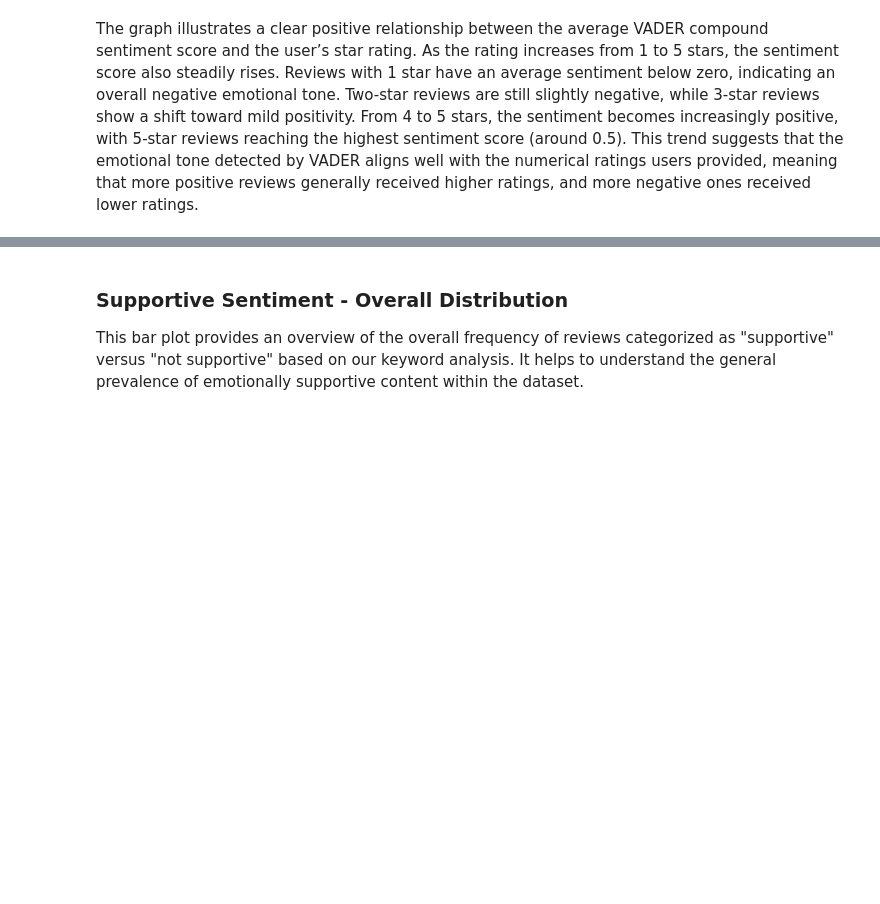
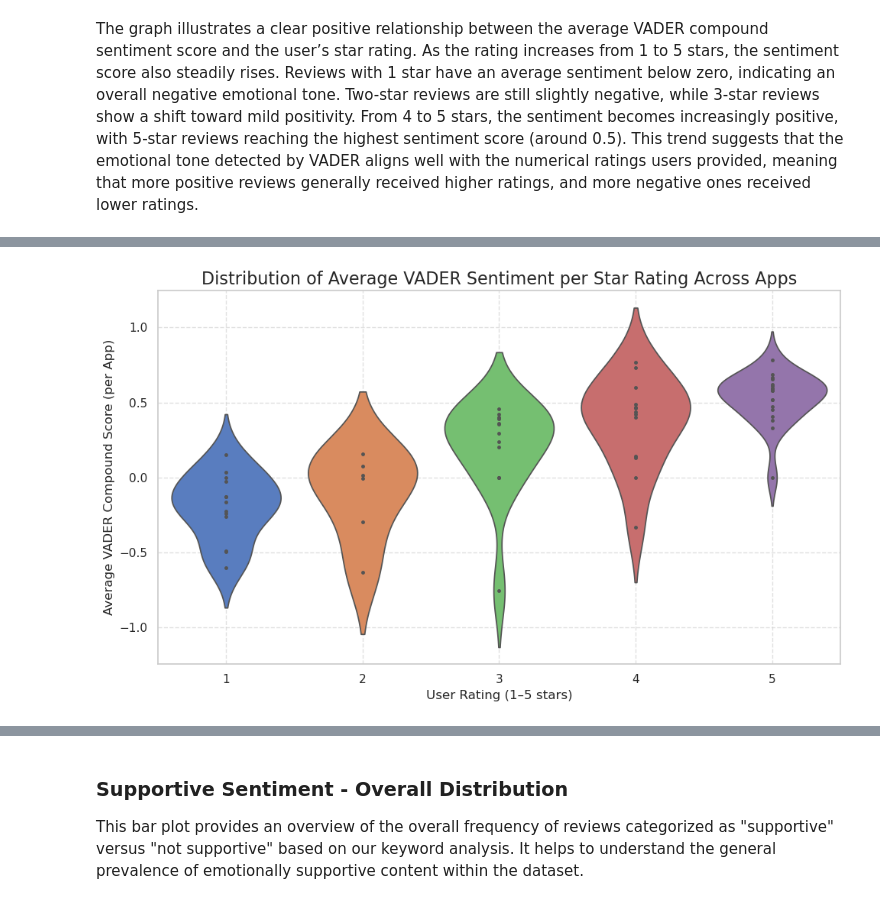
Before and after one commit to avalonandresen/cogs108, a Jupyter notebook: FinalProject_Group018_SP25.ipynb, the cells around one changed output, grey strips where cells are left out. Saved outputs shown, nothing was run; the diff lists cells and outputs as text; code cells hidden in the pictures; blank space fills up the shorter version.

Commit message:
updated data analysis/visualizations based on feedback

```diff
--- a/FinalProject_Group018_SP25.ipynb
+++ b/FinalProject_Group018_SP25.ipynb
@@ -676,0 +681,19 @@ The graph illustrates a clear positive relationship between the average VADER co
+# %%
+df_vader_violin = df_no_tech.merge(
+    review_sentiment_df[['review', 'compound']],
+    on='review',
+    how='inner'
+)
+
+avg_sentiment_per_rating_app = df_vader_violin.groupby(['app', 'rating'])['compound'].mean().reset_index()
+
+plt.figure(figsize=(10, 6))
+sns.violinplot(data=avg_sentiment_per_rating_app, x='rating', y='compound', hue='rating', inner='point', palette='muted', legend=False)
+plt.title("Distribution of Average VADER Sentiment per Star Rating Across Apps", fontsize=16)
+plt.xlabel("User Rating (1–5 stars)")
+plt.ylabel("Average VADER Compound Score (per App)")
+plt.grid(True, linestyle='--', alpha=0.6)
+plt.tight_layout()
+plt.show()
+# %% [output]
+[figure, added]
```
Also changed, not shown: parts of 10 cells of this notebook, 1 other file.
